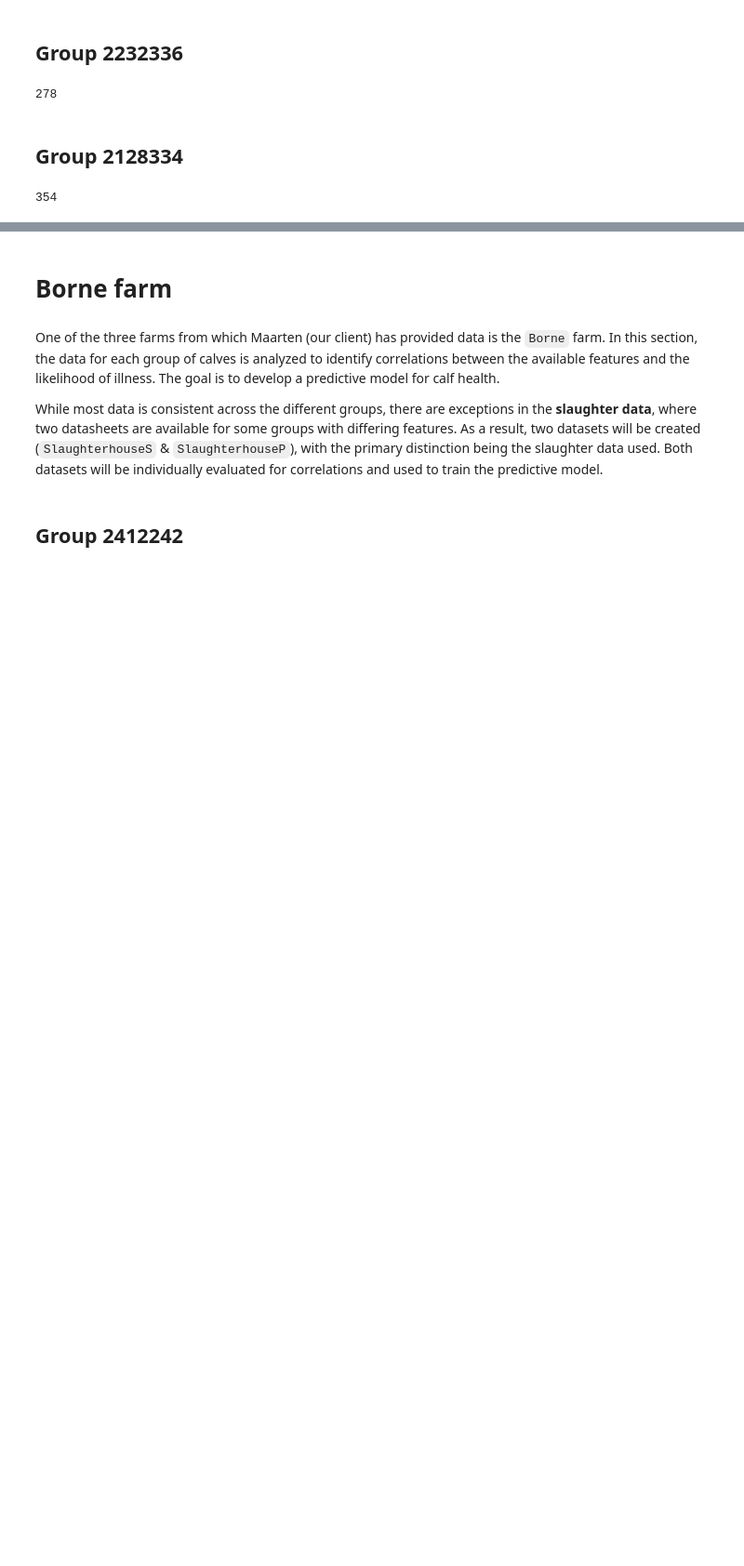
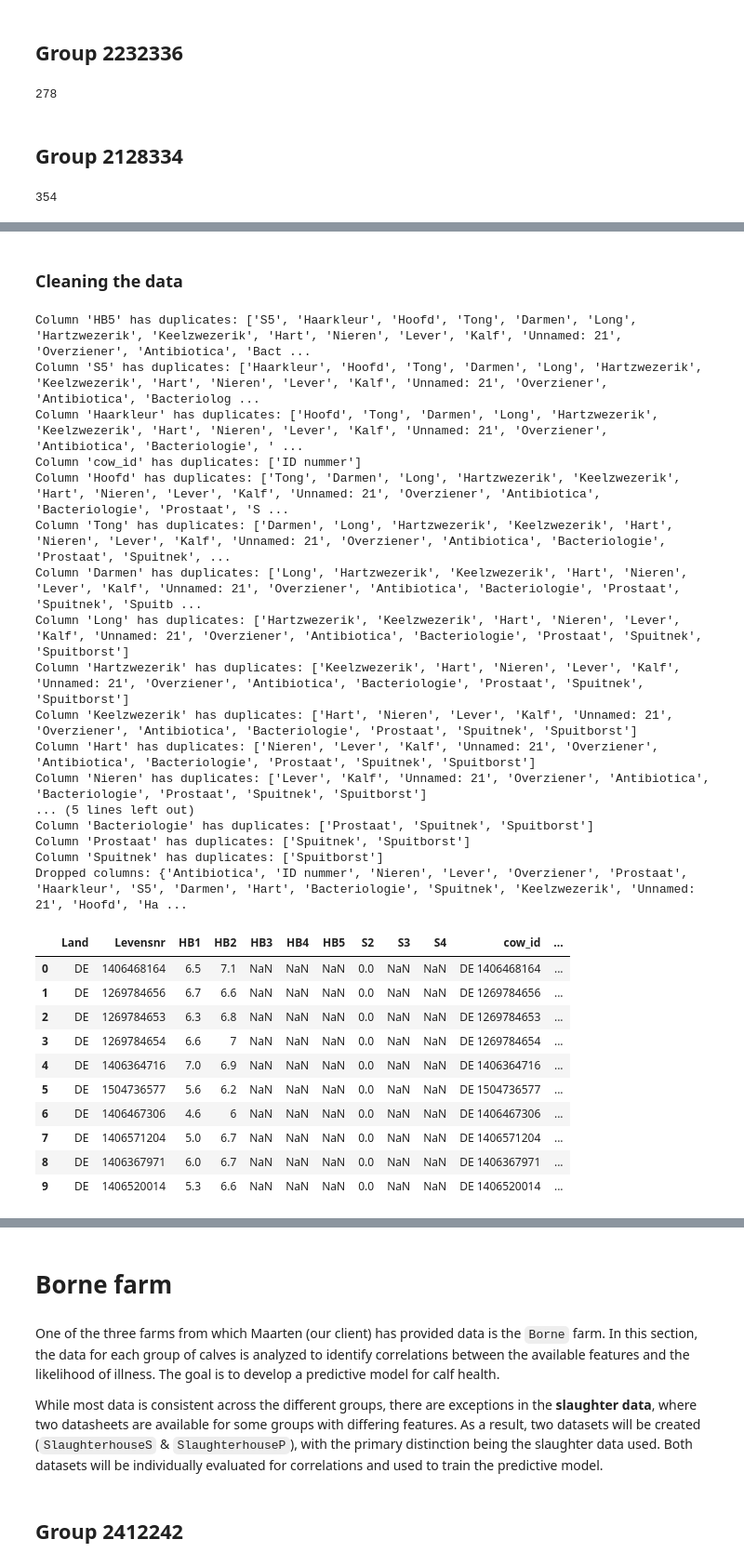
Before and after one commit to AI-Farming-Thewi/cows_analysis, a Jupyter notebook: Farms analysis.ipynb, the cells around one changed output, grey strips where cells are left out. Shown at 93% size. Saved outputs shown, nothing was run; the diff lists cells and outputs as text; code cells hidden in the pictures; blank space fills up the shorter version.

```diff
--- a/Farms analysis.ipynb
+++ b/Farms analysis.ipynb
@@ -408,0 +448,9 @@ len(cows_in_all_dfs)
+# %%
+group_2338338_stallijst = load_stallijst_data(stagri_farm, name_stallijst='Group 2338338 Stallijst')
+group_2309337_stallijst = load_stallijst_data(stagri_farm, name_stallijst ='Group 2309337 - Stallijst')
+group_2232336_stallijst = load_stallijst_data(stagri_farm, name_stallijst ='Group 2232336 - Stallijst')
+group_2128334_stallijst = load_stallijst_data(stagri_farm, name_stallijst='Group 2128334 - Stallijst')
+
+stagri_stallijst_combined = pd.concat([group_2338338_stallijst, group_2309337_stallijst, group_2232336_stallijst, group_2128334_stallijst], ignore_index=True)
+
+stagri_stallijst_combined.head(10)
@@ -408,0 +471,19 @@ len(cows_in_all_dfs)
+# %%
+# I am converting to string to avoid any issues
+stagri_cows_combined['cow_id'] = stagri_cows_combined['cow_id'].astype(str)
+treatments_df['Levensnummer'] = treatments_df['Levensnummer'].astype(str)
+
+# Added this line
+combined_with_stallijst = combine_stallijst(stagri_cows_combined, stagri_stallijst_combined)
+
+final_df = pd.merge(combined_with_stallijst, treatments_df[['Levensnummer']],
+                    left_on='cow_id', right_on='Levensnummer', how='left')
+
+final_df['Sick'] = final_df['Levensnummer'].apply(lambda x: 1 if pd.notna(x) else 0)##
+
+# I drop the 'Levensummer' column because I no longer need it
+final_df.drop(columns=['Levensnummer'], inplace=True)
+
+stagri_df = final_df
+
+stagri_df.head()
@@ -408,0 +497,46 @@ len(cows_in_all_dfs)
+# %% [markdown]
+### Cleaning the data
+# %%
+duplicate_columns = find_duplicate_columns(stagri_df)
+
+for col, dupes in duplicate_columns.items():
+    print(f"Column '{col}' has duplicates: {dupes}")
+
+columns_to_drop = set()
+for dupes in duplicate_columns.values():
+    columns_to_drop.update(dupes)
+
+stagri_df = stagri_df.drop(columns=columns_to_drop)
+
+print(f"Dropped columns: {columns_to_drop}")
+
+stagri_df.head(10)
+# %% [output]
+Column 'HB5' has duplicates: ['S5', 'Haarkleur', 'Hoofd', 'Tong', 'Darmen', 'Long', 'Hartzwezerik', 'Keelzwezerik', 'Hart', 'Nieren', 'Lever', 'Kalf', 'Unnamed: 21', 'Overziener', 'Antibiotica', 'Bact ...
+Column 'S5' has duplicates: ['Haarkleur', 'Hoofd', 'Tong', 'Darmen', 'Long', 'Hartzwezerik', 'Keelzwezerik', 'Hart', 'Nieren', 'Lever', 'Kalf', 'Unnamed: 21', 'Overziener', 'Antibiotica', 'Bacteriolog ...
+Column 'Haarkleur' has duplicates: ['Hoofd', 'Tong', 'Darmen', 'Long', 'Hartzwezerik', 'Keelzwezerik', 'Hart', 'Nieren', 'Lever', 'Kalf', 'Unnamed: 21', 'Overziener', 'Antibiotica', 'Bacteriologie', ' ...
+Column 'cow_id' has duplicates: ['ID nummer']
+Column 'Hoofd' has duplicates: ['Tong', 'Darmen', 'Long', 'Hartzwezerik', 'Keelzwezerik', 'Hart', 'Nieren', 'Lever', 'Kalf', 'Unnamed: 21', 'Overziener', 'Antibiotica', 'Bacteriologie', 'Prostaat', 'S ...
+Column 'Tong' has duplicates: ['Darmen', 'Long', 'Hartzwezerik', 'Keelzwezerik', 'Hart', 'Nieren', 'Lever', 'Kalf', 'Unnamed: 21', 'Overziener', 'Antibiotica', 'Bacteriologie', 'Prostaat', 'Spuitnek', ...
+Column 'Darmen' has duplicates: ['Long', 'Hartzwezerik', 'Keelzwezerik', 'Hart', 'Nieren', 'Lever', 'Kalf', 'Unnamed: 21', 'Overziener', 'Antibiotica', 'Bacteriologie', 'Prostaat', 'Spuitnek', 'Spuitb ...
+Column 'Long' has duplicates: ['Hartzwezerik', 'Keelzwezerik', 'Hart', 'Nieren', 'Lever', 'Kalf', 'Unnamed: 21', 'Overziener', 'Antibiotica', 'Bacteriologie', 'Prostaat', 'Spuitnek', 'Spuitborst']
+Column 'Hartzwezerik' has duplicates: ['Keelzwezerik', 'Hart', 'Nieren', 'Lever', 'Kalf', 'Unnamed: 21', 'Overziener', 'Antibiotica', 'Bacteriologie', 'Prostaat', 'Spuitnek', 'Spuitborst']
+Column 'Keelzwezerik' has duplicates: ['Hart', 'Nieren', 'Lever', 'Kalf', 'Unnamed: 21', 'Overziener', 'Antibiotica', 'Bacteriologie', 'Prostaat', 'Spuitnek', 'Spuitborst']
+Column 'Hart' has duplicates: ['Nieren', 'Lever', 'Kalf', 'Unnamed: 21', 'Overziener', 'Antibiotica', 'Bacteriologie', 'Prostaat', 'Spuitnek', 'Spuitborst']
+Column 'Nieren' has duplicates: ['Lever', 'Kalf', 'Unnamed: 21', 'Overziener', 'Antibiotica', 'Bacteriologie', 'Prostaat', 'Spuitnek', 'Spuitborst']
+... (5 lines left out)
+Column 'Bacteriologie' has duplicates: ['Prostaat', 'Spuitnek', 'Spuitborst']
+Column 'Prostaat' has duplicates: ['Spuitnek', 'Spuitborst']
+Column 'Spuitnek' has duplicates: ['Spuitborst']
+Dropped columns: {'Antibiotica', 'ID nummer', 'Nieren', 'Lever', 'Overziener', 'Prostaat', 'Haarkleur', 'S5', 'Darmen', 'Hart', 'Bacteriologie', 'Spuitnek', 'Keelzwezerik', 'Unnamed: 21', 'Hoofd', 'Ha ...
+|  | Land | Levensnr | HB1 | HB2 | HB3 | HB4 | HB5 | S2 | S3 | S4 | cow_id | ... |
+| 0 | DE | 1406468164 | 6.5 | 7.1 | NaN | NaN | NaN | 0.0 | NaN | NaN | DE 1406468164 | ... |
+| 1 | DE | 1269784656 | 6.7 | 6.6 | NaN | NaN | NaN | 0.0 | NaN | NaN | DE 1269784656 | ... |
+| 2 | DE | 1269784653 | 6.3 | 6.8 | NaN | NaN | NaN | 0.0 | NaN | NaN | DE 1269784653 | ... |
+| 3 | DE | 1269784654 | 6.6 | 7 | NaN | NaN | NaN | 0.0 | NaN | NaN | DE 1269784654 | ... |
+| 4 | DE | 1406364716 | 7.0 | 6.9 | NaN | NaN | NaN | 0.0 | NaN | NaN | DE 1406364716 | ... |
+| 5 | DE | 1504736577 | 5.6 | 6.2 | NaN | NaN | NaN | 0.0 | NaN | NaN | DE 1504736577 | ... |
+| 6 | DE | 1406467306 | 4.6 | 6 | NaN | NaN | NaN | 0.0 | NaN | NaN | DE 1406467306 | ... |
+| 7 | DE | 1406571204 | 5.0 | 6.7 | NaN | NaN | NaN | 0.0 | NaN | NaN | DE 1406571204 | ... |
+| 8 | DE | 1406367971 | 6.0 | 6.7 | NaN | NaN | NaN | 0.0 | NaN | NaN | DE 1406367971 | ... |
+| 9 | DE | 1406520014 | 5.3 | 6.6 | NaN | NaN | NaN | 0.0 | NaN | NaN | DE 1406520014 | ... |
```
Also changed, not shown: parts of 46 cells of this notebook.
